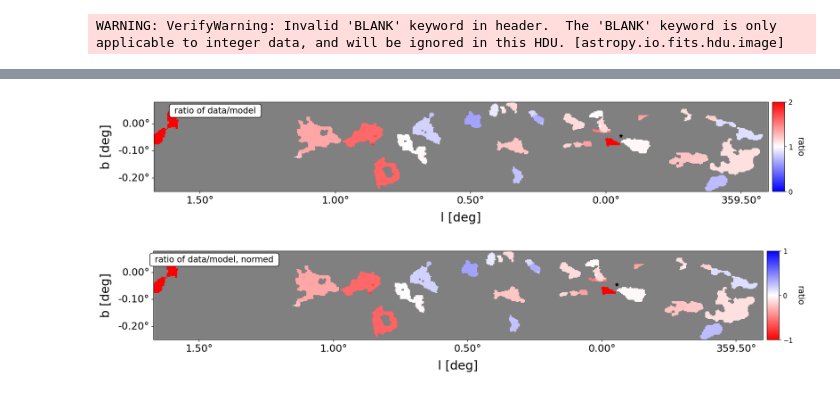
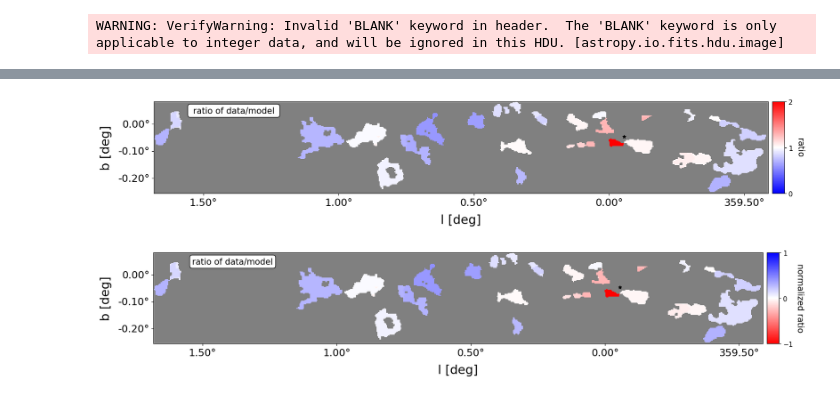
Before and after one commit to danilipman/cmz_synth, a Jupyter notebook: Nishiyama2013/star_count_NF_method.ipynb, the cells around one changed output, grey strips where cells are left out. Cells and saved outputs as stored; diff of their text form; code cells hidden in the pictures.

```diff
--- a/Nishiyama2013/star_count_NF_method.ipynb
+++ b/Nishiyama2013/star_count_NF_method.ipynb
@@ -64,11 +72,14 @@ def gaussian_smoothing(res_want, pix_scale, header, data, filename):
 
     return smoothed
 # %%
-## Smooth the star count map to column density map
+## Smooth the star count and error maps to column density map
 sig_colden = 36./2.355 # arcsec
 pixscale_colden = 3.2 # arcsec/pix
 pixscale_starcount = star_counts.header['CDELT2']*3600
 star_count_smoothed = gaussian_smoothing(sig_colden, pixscale_starcount,star_counts.header, star_counts.data, star_counts_filename  )
+counts_err_smoothed  = gaussian_smoothing(sig_colden, pixscale_starcount,counts_err.header, counts_err.data, counts_err_filename  )
+model_counts_smoothed  = gaussian_smoothing(sig_colden, pixscale_starcount,model_counts.header, model_counts.data, model_counts_filename  )
+
 
 levels  = np.linspace(0,100,101)
 norm    = mc.BoundaryNorm(levels, 256)
@@ -107,7 +118,7 @@ cb1.ax.tick_params(labelsize=12)
 
 
 
-## re-pixel smoothed star count, regular star count, and model to column density map (i.e. it matches the mask)
+## re-pixel smoothed star count, regular star count, error map, and model to column density map (i.e. it matches the mask)
 star_count_smoothed = pyfits.open('{}_smoothed_reff{}arcmin.fits'.format(star_counts_filename, 3))[0]
 star_count_smooth_regrid, regrid_footprint = reproject_interp(star_count_smoothed, full_cloud_cat_mask.header)
 pyfits.writeto('./FITS/star_counts_smoothed_conv36arcsec.fits', star_count_smooth_regrid, full_cloud_cat_mask.header, overwrite=True)
@@ -116,9 +127,14 @@ star_count_regrid, regrid_footprint = reproject_interp(star_counts, full_cloud_c
 pyfits.writeto('./FITS/star_counts_conv36arcsec.fits', star_count_regrid, full_cloud_cat_mask.header, overwrite=True)
 
 
+counts_err_smoothed = pyfits.open('{}_smoothed_reff{}arcmin.fits'.format(counts_err_filename, 3))[0]
+counts_err_smoothed_regrid, regrid_footprint = reproject_interp(counts_err_smoothed, full_cloud_cat_mask.header)
+pyfits.writeto('./FITS/counts_err_smoothed_conv36arcsec.fits', counts_err_smoothed_regrid, full_cloud_cat_mask.header, overwrite=True)
 
-model_count_regrid, regrid_footprint = reproject_interp(model_counts, full_cloud_cat_mask.header)
-pyfits.writeto('./FITS/model_counts_conv36arcsec.fits', model_count_regrid, full_cloud_cat_mask.header, overwrite=True)
+
+model_count_smoothed = pyfits.open('{}_smoothed_reff{}arcmin.fits'.format(model_counts_filename, 3))[0]
+model_count_smoothed_regrid, regrid_footprint = reproject_interp(model_count_smoothed, full_cloud_cat_mask.header)
+pyfits.writeto('./FITS/model_counts_smoothed_conv36arcsec.fits', model_count_smoothed_regrid, full_cloud_cat_mask.header, overwrite=True)
 
 #extent of plot
 ext_min = skycoord_to_pixel(SkyCoord(2, -0.3, unit="deg", frame='galactic'), full_cloud_cat_mask_wcs)
@@ -139,8 +155,8 @@ lat.set_ticklabel_position('l')
 lat.set_axislabel_position('l')
 ax.set_xlabel('l [deg]',fontsize=22)
 ax.set_ylabel('b [deg]',fontsize=22)
-ax.set_xlim(ext_min[0],ext_max[0])
-ax.set_ylim(ext_min[1],ext_max[1])
+#ax.set_xlim(ext_min[0],ext_max[0])
+#ax.set_ylim(ext_min[1],ext_max[1])
 ax.tick_params(labelsize=18)
 ax.text(0.1, 0.90, r' star counts smoothed and re-pixeled', ha='center', va='center', transform=ax.transAxes,
            bbox=dict(boxstyle = 'round', facecolor='white', edgecolor='k', alpha=1), fontsize=15)
@@ -456,7 +380,6 @@ print(stcnt_avg, model_stcnt_avg)
 # %%
-count_ratio = (cloud_counts_full_mask)/(model_counts_full_mask)
-
-
+#count_ratio = (cloud_counts_full_mask)/(model_counts_full_mask)
+count_ratio = counts_ratio_full_mask
 
 cmap    = 'bwr'
 #divnorm =mc.TwoSlopeNorm(vmin=np.min(count_ratio), vcenter=1, vmax=np.max(count_ratio))
@@ -465,7 +388,9 @@ divnorm =mc.TwoSlopeNorm(vmin=0, vcenter=1, vmax=2)
 fig, ax = plt.subplots(nrows=1, subplot_kw={'projection': full_cloud_cat_mask_wcs}, figsize = (20,4), sharex=True, sharey=True)
 ax.set_facecolor('gray')
 
-IM1 = ax.imshow(count_ratio,cmap=cmap,origin='lower', norm=divnorm)
+ext_min = skycoord_to_pixel(SkyCoord(2, -0.3, unit="deg", frame='galactic'), star_counts_wcs)
+ext_max = skycoord_to_pixel(SkyCoord(-1, 0.3, unit="deg", frame='galactic'), star_counts_wcs)
+IM1 = ax.imshow(count_ratio,cmap=cmap,origin='lower', norm=divnorm)#extent=[ext_min[0],ext_max[0],ext_min[1],ext_max[1]])
 
 
 lon = ax.coords[0]
@@ -480,10 +405,10 @@ lat.set_ticklabel_position('l')
 lat.set_axislabel_position('l')
 ax.set_xlabel('l [deg]',fontsize=22)
 ax.set_ylabel('b [deg]',fontsize=22)
-ax.set_xlim(ext_min[0],ext_max[0])
-ax.set_ylim(ext_min[1],ext_max[1])
+#ax.set_xlim(ext_min[0],ext_max[0])
+#ax.set_ylim(ext_min[1],ext_max[1])
 ax.tick_params(labelsize=18)
-ax.text(0.1, 0.90, r' ratio of data/model ', ha='center', va='center', transform=ax.transAxes,
+ax.text(0.13, 0.90, r' ratio of data/model ', ha='center', va='center', transform=ax.transAxes,
            bbox=dict(boxstyle = 'round', facecolor='white', edgecolor='k', alpha=1), fontsize=15)
 
 #plot SgrA*
@@ -495,7 +420,7 @@ cb1 = fig.colorbar(IM1, orientation="vertical", cax = cax1,ticks=[0., 1., 2]  )
 cb1.set_label(label = r'ratio', labelpad=20, y=0.5, rotation=-90, fontsize = 15)
 cb1.ax.tick_params(labelsize=12)
 # %% [output]
-[figure, old version]
+[figure, new version]
 # %%
 ###create normalization for ratio
 count_ratio_list = np.array(cloud_avg_count)/np.array(model_avg_count)
@@ -522,35 +447,37 @@ divnorm =mc.TwoSlopeNorm(vmin=-1, vcenter=0, vmax=1)
 
 fig, ax = plt.subplots(nrows=1, subplot_kw={'projection': full_cloud_cat_mask_wcs}, figsize = (20,4), sharex=True, sharey=True)
 ax.set_facecolor('gray')
 
 IM1 = ax.imshow(countratio_map_normed,cmap=cmap,origin='lower', norm=divnorm)
 
 
 lon = ax.coords[0]
 lat = ax.coords[1]
 lon.set_major_formatter('d.dd')
 lat.set_major_formatter('d.dd')
 lon.set_ticks_position('b')
 lon.set_ticklabel_position('b')
 lon.set_axislabel_position('b')
 lat.set_ticks_position('l')
 lat.set_ticklabel_position('l')
 lat.set_axislabel_position('l')
 ax.set_xlabel('l [deg]',fontsize=22)
 ax.set_ylabel('b [deg]',fontsize=22)
-ax.set_xlim(ext_min[0],ext_max[0])
-ax.set_ylim(ext_min[1],ext_max[1])
+#ax.set_xlim(ext_min[0],ext_max[0])
+#ax.set_ylim(ext_min[1],ext_max[1])
 ax.tick_params(labelsize=18)
-ax.text(0.1, 0.90, r' ratio of data/model, normed ', ha='center', va='center', transform=ax.transAxes,
+ax.text(0.13, 0.90, r'ratio of data/model', ha='center', va='center', transform=ax.transAxes,
            bbox=dict(boxstyle = 'round', facecolor='white', edgecolor='k', alpha=1), fontsize=15)
 
 #plot SgrA*
 ax.scatter(-0.056, -0.046, marker = "*", s=35, color='k', transform=ax.get_transform('world'))
 
 divider1 = make_axes_locatable(ax)
 cax1 = divider1.append_axes("right", size="2%", pad=0.1,  axes_class=maxes.Axes)
 cb1 = fig.colorbar(IM1, orientation="vertical", cax = cax1,ticks=[-1., 0., 1]  )
-cb1.set_label(label = r'ratio', labelpad=20, y=0.5, rotation=-90, fontsize = 15)
+cb1.set_label(label = r'normalized ratio', labelpad=20, y=0.5, rotation=-90, fontsize = 15)
 cb1.ax.tick_params(labelsize=12)
+
+plt.savefig('../paper_items/Figs/starcount_ratio_normed.pdf', bbox_inches='tight')
 # %% [output]
-[figure, old version]
+[figure, new version]
```
Also changed, not shown: parts of 18 cells of this notebook, 6 other files.
